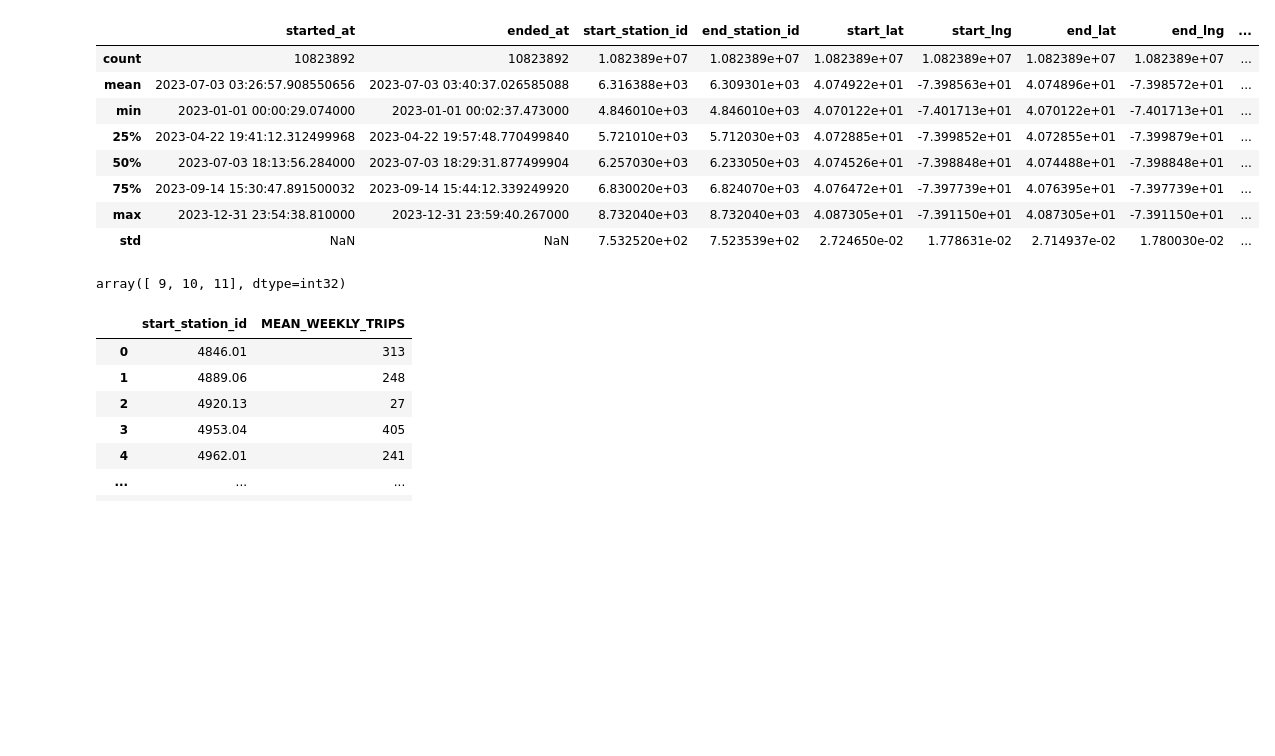
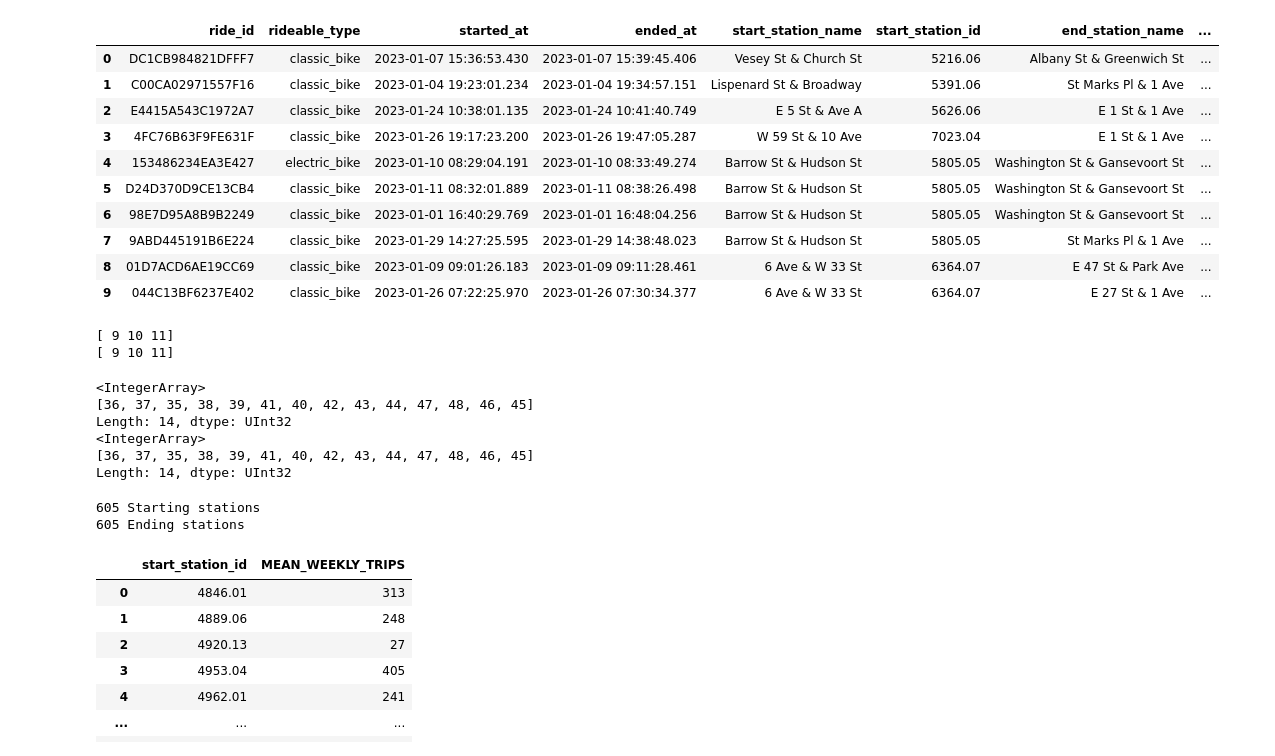
Before and after one commit to hengkuanxin/OR-SMT481-G5, a Jupyter notebook: demand_score.ipynb, the cells around one changed output. Saved outputs shown, nothing was run; the diff lists cells and outputs as text; code cells hidden in the pictures; blank space fills up the shorter version.

```diff
--- a/demand_score.ipynb
+++ b/demand_score.ipynb
@@ -30,38 +10,63 @@ stations = pd.read_csv(f'{data_directory}/manhattan_stations.csv')
 bike_df = bike_trips.copy()
 # %%
 # Convert string to datetime objects
-bike_df['started_at'] = pd.to_datetime(bike_df['started_at'], format='mixed')
-bike_df['ended_at'] = pd.to_datetime(bike_df['ended_at'], format='mixed')
+bike_df['started_at'] = pd.to_datetime(bike_df['started_at'])
+bike_df['ended_at'] = pd.to_datetime(bike_df['ended_at'])
 
 # Get trip_duration
 bike_df['trip_duration'] = (bike_df['ended_at'] - bike_df['started_at']).dt.total_seconds()/60
 bike_df = bike_df[bike_df['trip_duration'] > 0].copy() # ensure start_date is before end_date
 
+# Get week for each observation
+bike_df['week_started'] = bike_df['started_at'].dt.isocalendar().week
+bike_df['week_ended'] = bike_df['ended_at'].dt.isocalendar().week
+
 # Get month for each observation
 bike_df['month_started'] = bike_df['started_at'].dt.month
 bike_df['month_ended'] = bike_df['ended_at'].dt.month
 # %%
-# bike_df.head(10)
-bike_df.describe()
+bike_df.head(10)
+# bike_df.describe()
 # %% [output]
-|  | started_at | ended_at | start_station_id | end_station_id | start_lat | start_lng | end_lat | end_lng | ... |
-| count | 10823892 | 10823892 | 1.082389e+07 | 1.082389e+07 | 1.082389e+07 | 1.082389e+07 | 1.082389e+07 | 1.082389e+07 | ... |
-| mean | 2023-07-03 03:26:57.908550656 | 2023-07-03 03:40:37.026585088 | 6.316388e+03 | 6.309301e+03 | 4.074922e+01 | -7.398563e+01 | 4.074896e+01 | -7.398572e+01 | ... |
-| min | 2023-01-01 00:00:29.074000 | 2023-01-01 00:02:37.473000 | 4.846010e+03 | 4.846010e+03 | 4.070122e+01 | -7.401713e+01 | 4.070122e+01 | -7.401713e+01 | ... |
-| 25% | 2023-04-22 19:41:12.312499968 | 2023-04-22 19:57:48.770499840 | 5.721010e+03 | 5.712030e+03 | 4.072885e+01 | -7.399852e+01 | 4.072855e+01 | -7.399879e+01 | ... |
-| 50% | 2023-07-03 18:13:56.284000 | 2023-07-03 18:29:31.877499904 | 6.257030e+03 | 6.233050e+03 | 4.074526e+01 | -7.398848e+01 | 4.074488e+01 | -7.398848e+01 | ... |
-| 75% | 2023-09-14 15:30:47.891500032 | 2023-09-14 15:44:12.339249920 | 6.830020e+03 | 6.824070e+03 | 4.076472e+01 | -7.397739e+01 | 4.076395e+01 | -7.397739e+01 | ... |
-| max | 2023-12-31 23:54:38.810000 | 2023-12-31 23:59:40.267000 | 8.732040e+03 | 8.732040e+03 | 4.087305e+01 | -7.391150e+01 | 4.087305e+01 | -7.391150e+01 | ... |
-| std | NaN | NaN | 7.532520e+02 | 7.523539e+02 | 2.724650e-02 | 1.778631e-02 | 2.714937e-02 | 1.780030e-02 | ... |
+|  | ride_id | rideable_type | started_at | ended_at | start_station_name | start_station_id | end_station_name | ... |
+| 0 | DC1CB984821DFFF7 | classic_bike | 2023-01-07 15:36:53.430 | 2023-01-07 15:39:45.406 | Vesey St & Church St | 5216.06 | Albany St & Greenwich St | ... |
+| 1 | C00CA02971557F16 | classic_bike | 2023-01-04 19:23:01.234 | 2023-01-04 19:34:57.151 | Lispenard St & Broadway | 5391.06 | St Marks Pl & 1 Ave | ... |
+| 2 | E4415A543C1972A7 | classic_bike | 2023-01-24 10:38:01.135 | 2023-01-24 10:41:40.749 | E 5 St & Ave A | 5626.06 | E 1 St & 1 Ave | ... |
+| 3 | 4FC76B63F9FE631F | classic_bike | 2023-01-26 19:17:23.200 | 2023-01-26 19:47:05.287 | W 59 St & 10 Ave | 7023.04 | E 1 St & 1 Ave | ... |
+| 4 | 153486234EA3E427 | electric_bike | 2023-01-10 08:29:04.191 | 2023-01-10 08:33:49.274 | Barrow St & Hudson St | 5805.05 | Washington St & Gansevoort St | ... |
+| 5 | D24D370D9CE13CB4 | classic_bike | 2023-01-11 08:32:01.889 | 2023-01-11 08:38:26.498 | Barrow St & Hudson St | 5805.05 | Washington St & Gansevoort St | ... |
+| 6 | 98E7D95A8B9B2249 | classic_bike | 2023-01-01 16:40:29.769 | 2023-01-01 16:48:04.256 | Barrow St & Hudson St | 5805.05 | Washington St & Gansevoort St | ... |
+| 7 | 9ABD445191B6E224 | classic_bike | 2023-01-29 14:27:25.595 | 2023-01-29 14:38:48.023 | Barrow St & Hudson St | 5805.05 | St Marks Pl & 1 Ave | ... |
+| 8 | 01D7ACD6AE19CC69 | classic_bike | 2023-01-09 09:01:26.183 | 2023-01-09 09:11:28.461 | 6 Ave & W 33 St | 6364.07 | E 47 St & Park Ave | ... |
+| 9 | 044C13BF6237E402 | classic_bike | 2023-01-26 07:22:25.970 | 2023-01-26 07:30:34.377 | 6 Ave & W 33 St | 6364.07 | E 27 St & 1 Ave | ... |
 # %%
 # Extract the Autumn Season Months (September, October, November)
 autumn_bike_df = bike_df[bike_df['month_started'].isin([9, 10, 11]) & bike_df['month_ended'].isin([9, 10, 11])].copy()
 # %%
 # Verify extracted months are 9, 10, 11
-autumn_bike_df['month_started'].unique()
-autumn_bike_df['month_ended'].unique()
+print(autumn_bike_df['month_started'].unique())
+print(autumn_bike_df['month_ended'].unique())
 # %% [output]
-array([ 9, 10, 11], dtype=int32)
+[ 9 10 11]
+[ 9 10 11]
+# %%
+# See the week numbers
+print(autumn_bike_df['week_started'].unique())
+print(autumn_bike_df['week_ended'].unique())
+# %% [output]
+<IntegerArray>
+[36, 37, 35, 38, 39, 41, 40, 42, 43, 44, 47, 48, 46, 45]
+Length: 14, dtype: UInt32
+<IntegerArray>
+[36, 37, 35, 38, 39, 41, 40, 42, 43, 44, 47, 48, 46, 45]
+Length: 14, dtype: UInt32
+# %%
+# See number of unique stations
+print(len(autumn_bike_df["start_station_id"].unique()), "Starting stations")
+print(len(autumn_bike_df["end_station_id"].unique()), "Ending stations")
+# %% [output]
+605 Starting stations
+605 Ending stations
 # %%
 # Calculate the mean weekly trips for each stations
 mean_weekly_trips = autumn_bike_df.groupby(['start_station_id', 'week_started']).size().groupby(level=0).mean()
```
Also changed, not shown: parts of 18 cells of this notebook, 1 other file.
